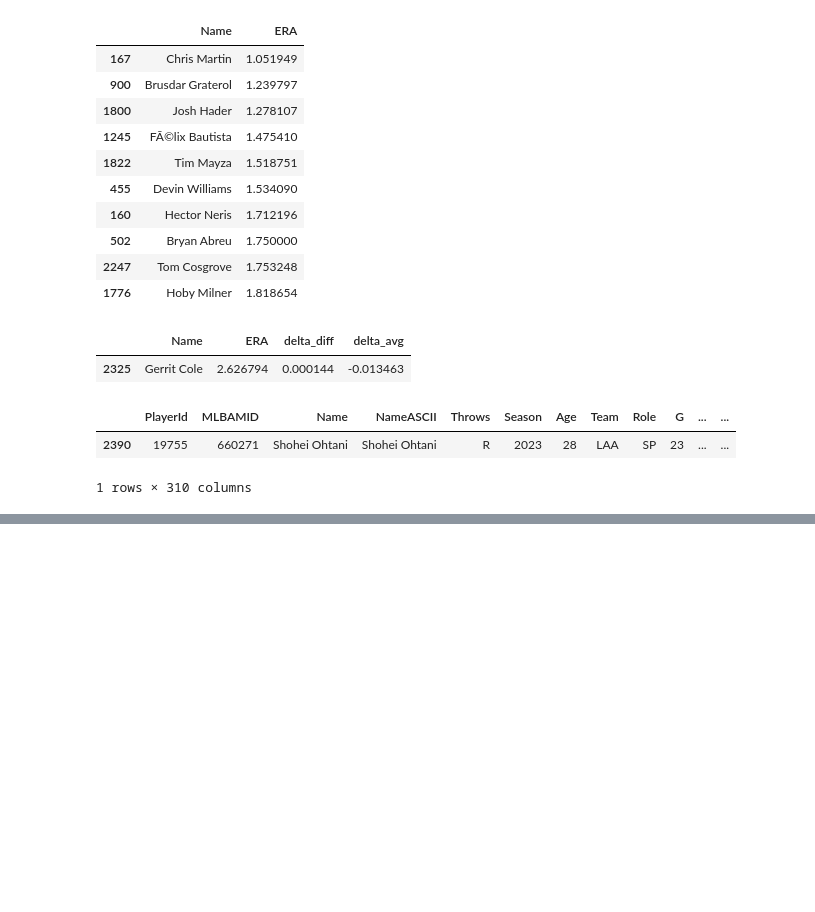
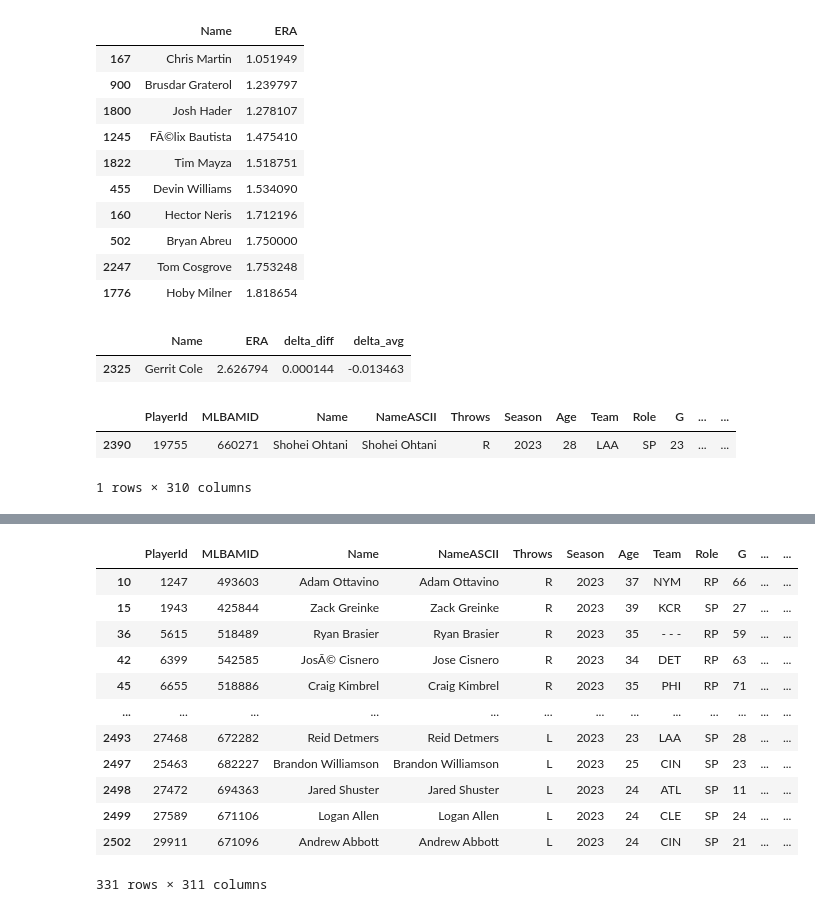
Before and after one commit to RudimentaryChef/RedsHackathon, a Jupyter notebook: pitcher-cluster.ipynb, the cells around one changed output, grey strips where cells are left out. Saved outputs shown, nothing was run; the diff lists cells and outputs as text; code cells hidden in the pictures; blank space fills up the shorter version.

```diff
--- a/pitcher-cluster.ipynb
+++ b/pitcher-cluster.ipynb
@@ -270,0 +272,16 @@ sp_cluster_4.sort_values(by='ERA', ascending=True)[['Name', 'ERA', 'Role','delta
+# %%
+pitcher_data
+# %% [output]
+|  | PlayerId | MLBAMID | Name | NameASCII | Throws | Season | Age | Team | Role | G | ... | ... |
+| 10 | 1247 | 493603 | Adam Ottavino | Adam Ottavino | R | 2023 | 37 | NYM | RP | 66 | ... | ... |
+| 15 | 1943 | 425844 | Zack Greinke | Zack Greinke | R | 2023 | 39 | KCR | SP | 27 | ... | ... |
+| 36 | 5615 | 518489 | Ryan Brasier | Ryan Brasier | R | 2023 | 35 | - - - | RP | 59 | ... | ... |
+| 42 | 6399 | 542585 | JosÃ© Cisnero | Jose Cisnero | R | 2023 | 34 | DET | RP | 63 | ... | ... |
+| 45 | 6655 | 518886 | Craig Kimbrel | Craig Kimbrel | R | 2023 | 35 | PHI | RP | 71 | ... | ... |
+| ... | ... | ... | ... | ... | ... | ... | ... | ... | ... | ... | ... | ... |
+| 2493 | 27468 | 672282 | Reid Detmers | Reid Detmers | L | 2023 | 23 | LAA | SP | 28 | ... | ... |
+| 2497 | 25463 | 682227 | Brandon Williamson | Brandon Williamson | L | 2023 | 25 | CIN | SP | 23 | ... | ... |
+| 2498 | 27472 | 694363 | Jared Shuster | Jared Shuster | L | 2023 | 24 | ATL | SP | 11 | ... | ... |
+| 2499 | 27589 | 671106 | Logan Allen | Logan Allen | L | 2023 | 24 | CLE | SP | 24 | ... | ... |
+| 2502 | 29911 | 671096 | Andrew Abbott | Andrew Abbott | L | 2023 | 24 | CIN | SP | 21 | ... | ... |
+331 rows × 311 columns
```
Also changed, not shown: parts of 15 cells of this notebook, 2 other files.
